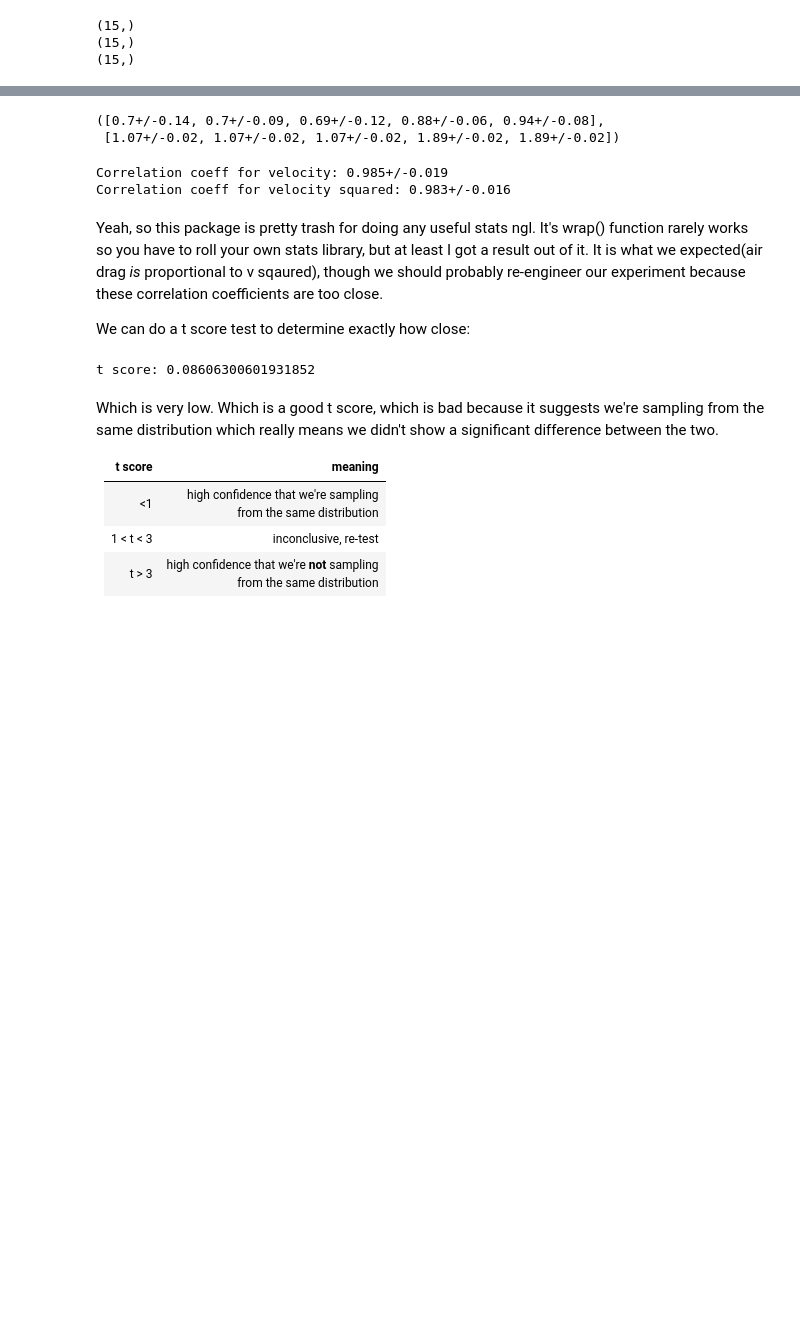
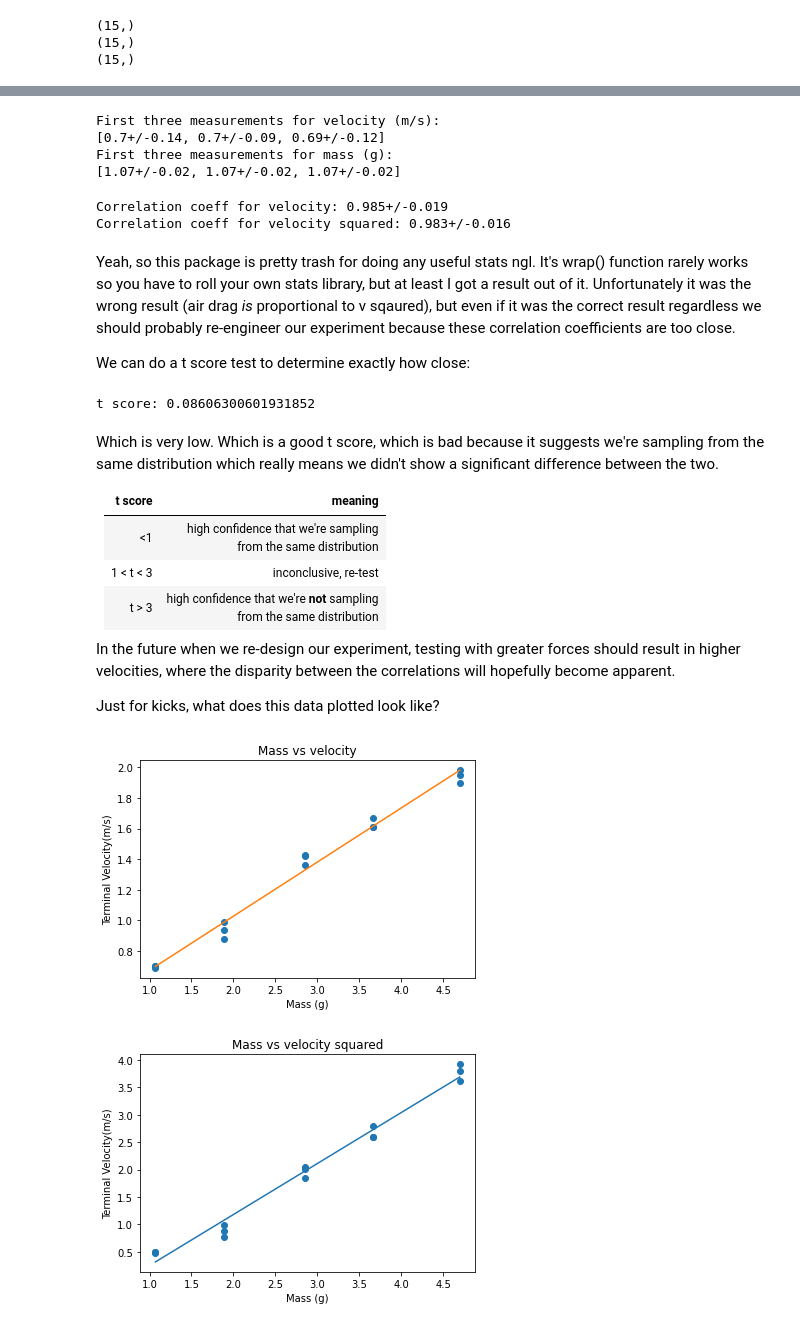
Before and after one commit to why-does-ie-still-exist/AirDragProject, a Jupyter notebook: src/Air Drag Calculations.ipynb, the cells around one changed output, grey strips where cells are left out. Cells and saved outputs as stored; diff of their text form; code cells hidden in the pictures; blank space fills up the shorter version.

Commit message:
Added plots and explanations

```diff
--- a/src/Air Drag Calculations.ipynb
+++ b/src/Air Drag Calculations.ipynb
@@ -34,10 +37,13 @@ def toUncertainties(values, std_dev):
 velocity = toUncertainties(mean_v_term,std_dev)
 mass = toUncertainties(mass_measured,[.02 for _ in range(0, len(mass_measured))])
 
-(velocity[:5],mass[:5])
+print("First three measurements for velocity (m/s):\n" + str(velocity[:3]))
+print("First three measurements for mass (g):\n" + str(mass[:3]))
 # %% [output]
-([0.7+/-0.14, 0.7+/-0.09, 0.69+/-0.12, 0.88+/-0.06, 0.94+/-0.08],
- [1.07+/-0.02, 1.07+/-0.02, 1.07+/-0.02, 1.89+/-0.02, 1.89+/-0.02])
+First three measurements for velocity (m/s):
+[0.7+/-0.14, 0.7+/-0.09, 0.69+/-0.12]
+First three measurements for mass (g):
+[1.07+/-0.02, 1.07+/-0.02, 1.07+/-0.02]
 # %%
 def avg(list): #library doesn't support lambdas/reduce :(
     sum = 0
@@ -67,8 +73,9 @@ Correlation coeff for velocity: 0.985+/-0.019
 Correlation coeff for velocity squared: 0.983+/-0.016
 # %% [markdown]
 Yeah, so this package is pretty trash for doing any useful stats ngl. It's wrap() function rarely works so
-you have to roll your own stats library, but at least I got a result out of it. It is what we expected(air drag *is* proportional to v sqaured),
-though we should probably re-engineer our experiment because these correlation coefficients are too close.
+you have to roll your own stats library, but at least I got a result out of it. Unfortunately it was the wrong result
+(air drag *is* proportional to v sqaured), but even if it was the correct result regardless we should probably re-engineer
+our experiment because these correlation coefficients are too close.
 
 We can do a t score test to determine exactly how close:
 # %%
@@ -88,3 +95,37 @@ which really means we didn't show a significant difference between the two.
 | <1 | high confidence that we're sampling <br> from the same distribution |
 | 1 < t < 3 | inconclusive, re-test |
 | t > 3 | high confidence that we're **not** sampling <br> from the same distribution |
+
+In the future when we re-design our experiment, testing with greater forces should result in higher
+velocities, where the disparity between the correlations will hopefully become apparent.
+
+Just for kicks, what does this data plotted look like?
+# %%
+import matplotlib.pyplot as plt
+from numpy.polynomial.polynomial import polyfit
+
+x = np.array(mass_measured)
+y = np.array(mean_v_term)
+y_squared = np.array([v**2 for v in mean_v_term])
+
+plt.scatter(x,y)
+plt.title("Mass vs velocity")
+plt.xlabel("Mass (g)")
+plt.ylabel("Terminal Velocity(m/s)")
+b, m = polyfit(x, y, 1)
+
+plt.plot(x, y, '.')
+plt.plot(x, b + m * x, '-')
+plt.show()
+
+
+plt.title("Mass vs velocity squared")
+plt.scatter(x,y_squared)
+plt.xlabel("Mass (g)")
+plt.ylabel("Terminal Velocity(m/s)")
+b, m = polyfit(x, y_squared, 1)
+plt.plot(x, b + m * x, '-')
+plt.show()
+# %% [output]
+[figure, added]
+[figure, added]
```
Also changed, not shown: parts of 4 cells of this notebook.
